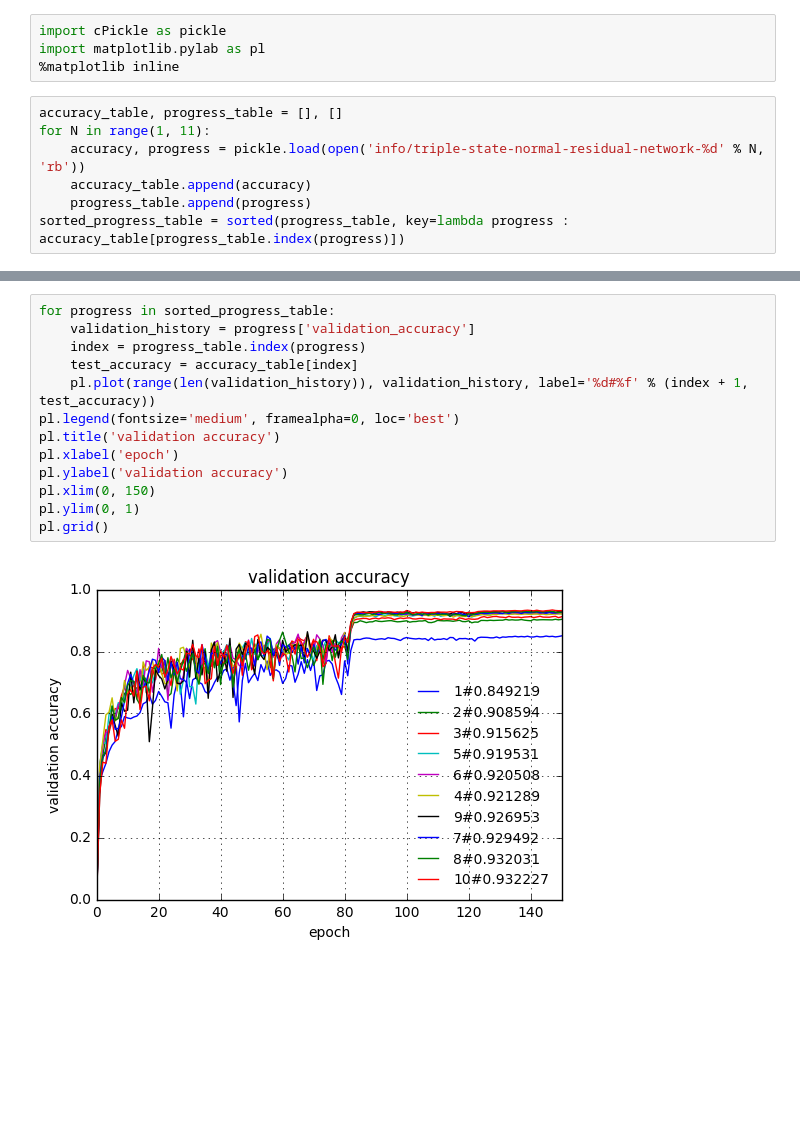
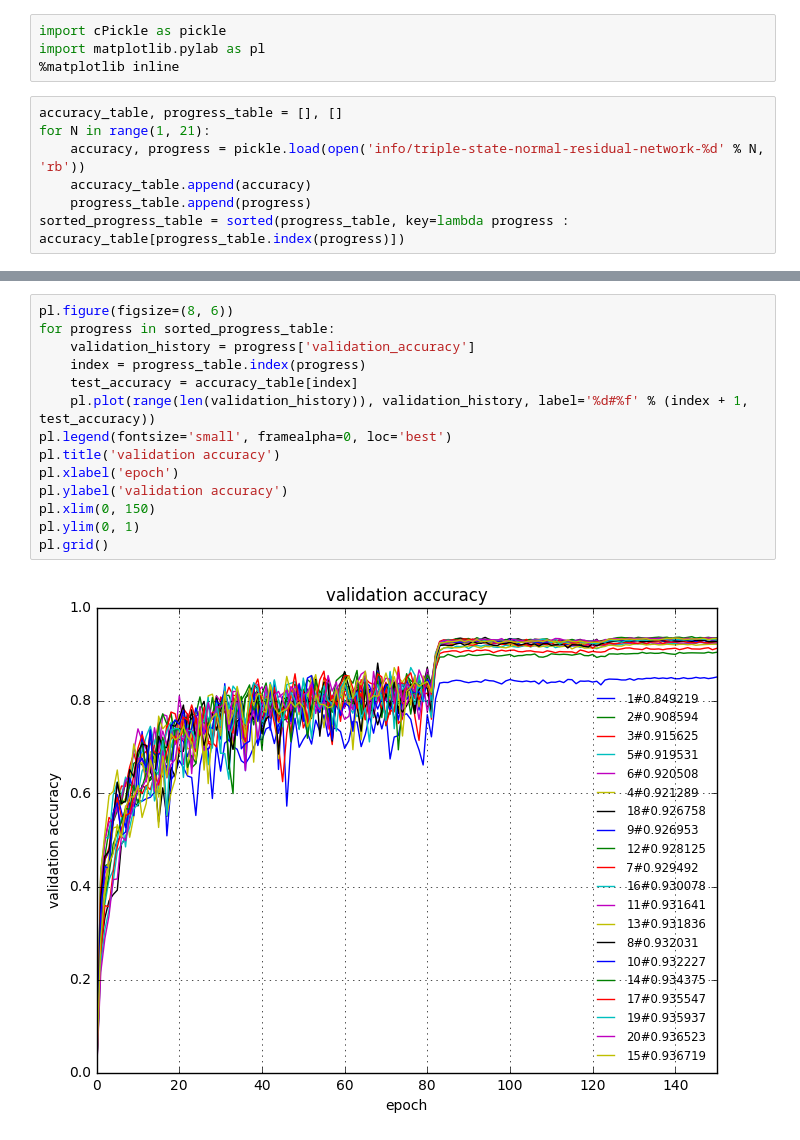
Before and after one commit to HQ01/fast-weight, a Jupyter notebook: cv/hyper-network/normal-residual-network.ipynb, the cells around one changed output, grey strips where cells are left out. Cells and saved outputs as stored; diff of their text form; blank space fills up the shorter version.

```diff
--- a/cv/hyper-network/normal-residual-network.ipynb
+++ b/cv/hyper-network/normal-residual-network.ipynb
@@ -4,7 +4,7 @@ import matplotlib.pylab as pl
 %matplotlib inline
 # %%
 accuracy_table, progress_table = [], []
-for N in range(1, 11):
+for N in range(1, 21):
     accuracy, progress = pickle.load(open('info/triple-state-normal-residual-network-%d' % N, 'rb'))
     accuracy_table.append(accuracy)
     progress_table.append(progress)
@@ -27,15 +28,16 @@ pl.grid()
 # %%
+pl.figure(figsize=(8, 6))
 for progress in sorted_progress_table:
     validation_history = progress['validation_accuracy']
     index = progress_table.index(progress)
     test_accuracy = accuracy_table[index]
     pl.plot(range(len(validation_history)), validation_history, label='%d#%f' % (index + 1, test_accuracy))
-pl.legend(fontsize='medium', framealpha=0, loc='best')
+pl.legend(fontsize='small', framealpha=0, loc='best')
 pl.title('validation accuracy')
 pl.xlabel('epoch')
 pl.ylabel('validation accuracy')
 pl.xlim(0, 150)
 pl.ylim(0, 1)
 pl.grid()
 # %% [output]
-[figure, old version]
+[figure, new version]
```
Also changed, not shown: parts of 1 cell of this notebook, 12 other files.
